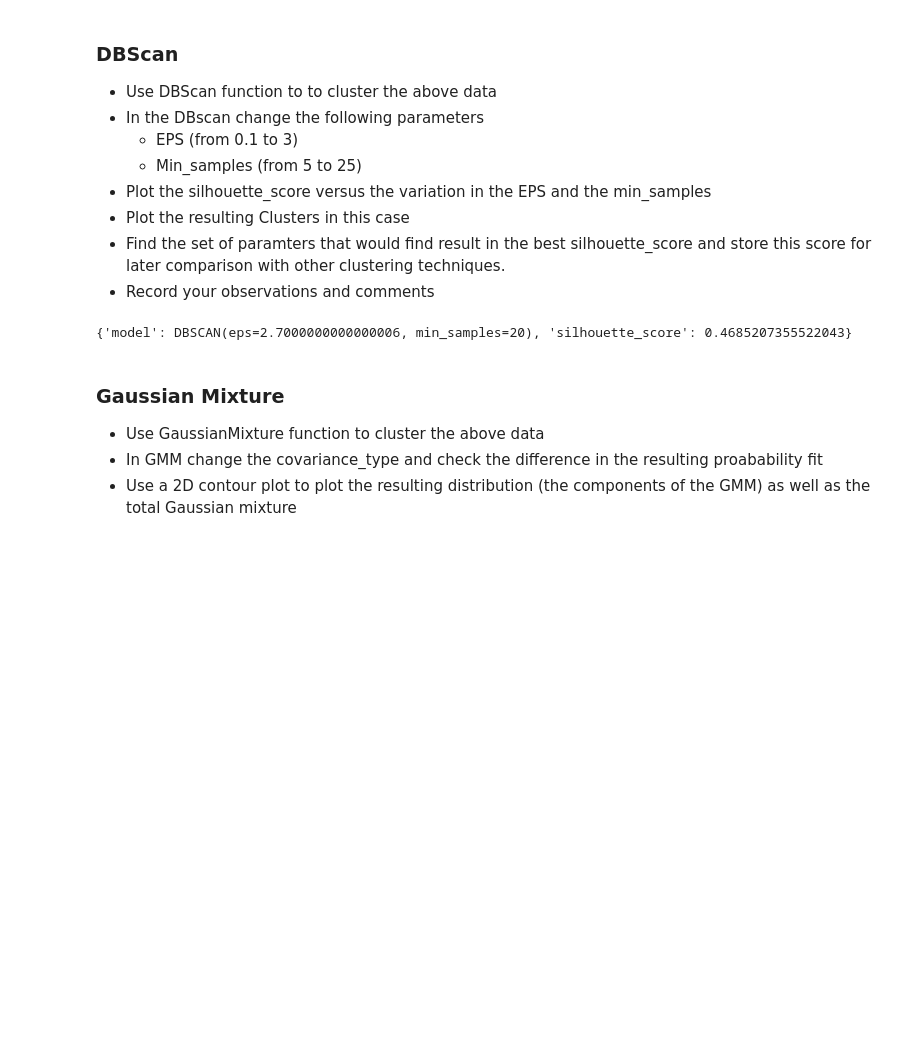
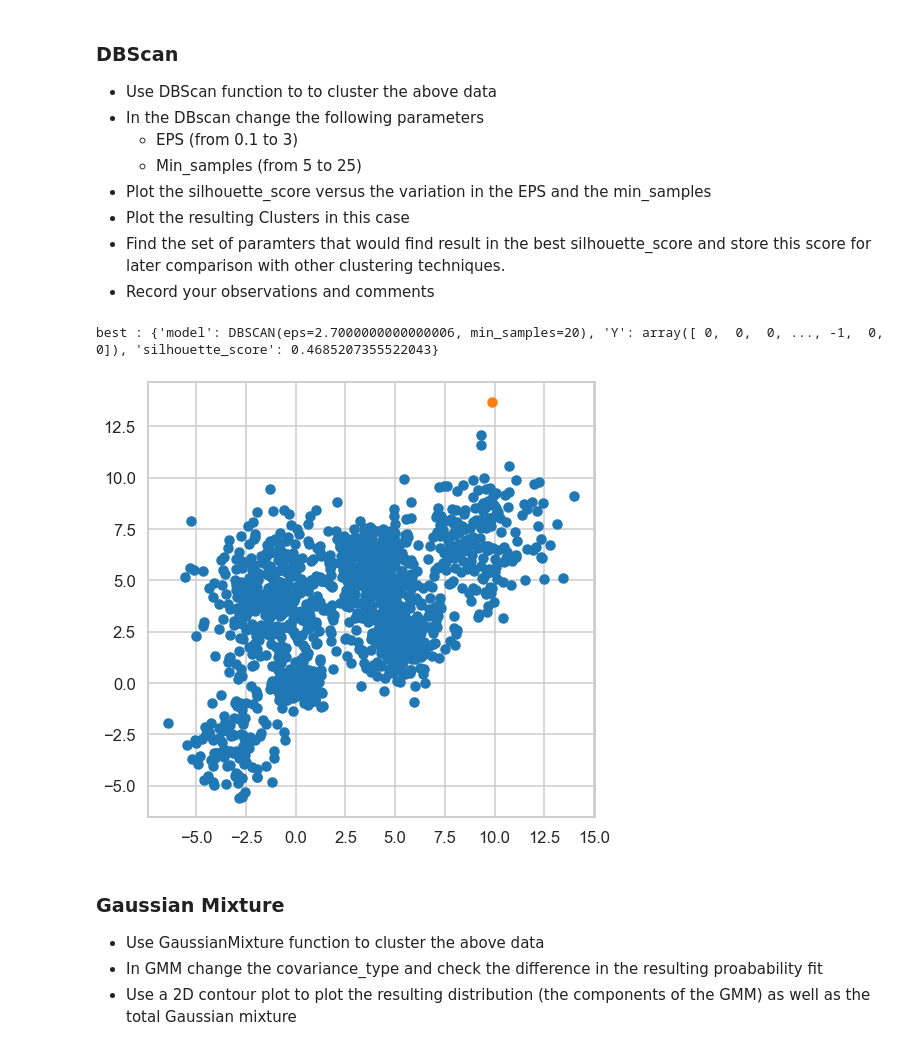
Before and after one commit to ahmednadr/guc-clustering-notebook, a Jupyter notebook: Clustering Project.ipynb, the cells around one changed output. Cells and saved outputs as stored; diff of their text form; code cells hidden in the pictures; blank space fills up the shorter version.

```diff
--- a/Clustering Project.ipynb
+++ b/Clustering Project.ipynb
@@ -190,33 +210,48 @@ def hierarchal(data,silhouette_plot=False,dendro=False):
 * Find the set of paramters that would find result in the best silhouette_score and store this score for later comparison with other clustering techniques.
 * Record your observations and comments
 # %%
-def dbscan(data):
+def dbscan(data,plot=False):
+
     from sklearn.cluster import DBSCAN
     import operator
 
     EPS = np.arange(0.1, 3.1, 0.2)
     Min_samples = np.arange(5,25,5)
 
     results={}
     for e in EPS:
         for s in Min_samples:
             dbscan = DBSCAN(eps=e, min_samples=s)
-            dbscan.fit(data)
+            ys = dbscan.fit_predict(data)
             if len(set(dbscan.labels_)) == 1:
-                results[(e,s)]={"model":dbscan,"silhouette_score":None}
+                results[(e,s)]={"model":dbscan,"Y":ys,"silhouette_score":None}
             else:
-                results[(e,s)]={"model":dbscan,"silhouette_score":silhouette_score(data,dbscan.labels_)}
+                results[(e,s)]={"model":dbscan,"Y":ys,"silhouette_score":silhouette_score(data,dbscan.labels_)}
 
-    tmp  = [r for r in results.values() if r["silhouette_score"] is not None]
-    tmp.sort(key=operator.itemgetter('silhouette_score'))
-    best = tmp[-1]
-    print(best)
+    if plot:
+        if len(data[0]) <= 2:
+            import operator
+
+            tmp  = [r for r in results.values() if r["silhouette_score"] is not None]
+            tmp.sort(key=operator.itemgetter('silhouette_score'))
+            best = tmp[-1]
+            print("best :" , best)
+            ys = tmp[-1]["Y"]
+            set_cluster = set(ys)
+
+            for c in set_cluster:
+                plot_points = np.array([list(data[idx]) for idx,val in enumerate(ys) if val == c])
+                plot_points = np.transpose(plot_points)
+                plt.scatter(plot_points[0],plot_points[1])
+
+            plt.show()
 
     return results
 
-r = dbscan(Multi_blob_Data)
+r = dbscan(Multi_blob_Data,True)
 # %% [output]
-{'model': DBSCAN(eps=2.7000000000000006, min_samples=20), 'silhouette_score': 0.4685207355522043}
+best : {'model': DBSCAN(eps=2.7000000000000006, min_samples=20), 'Y': array([ 0,  0,  0, ..., -1,  0,  0]), 'silhouette_score': 0.4685207355522043}
+[figure, added]
 # %% [markdown]
 ### Gaussian Mixture
 * Use GaussianMixture function to cluster the above data
```
Also changed, not shown: parts of 7 cells of this notebook.
